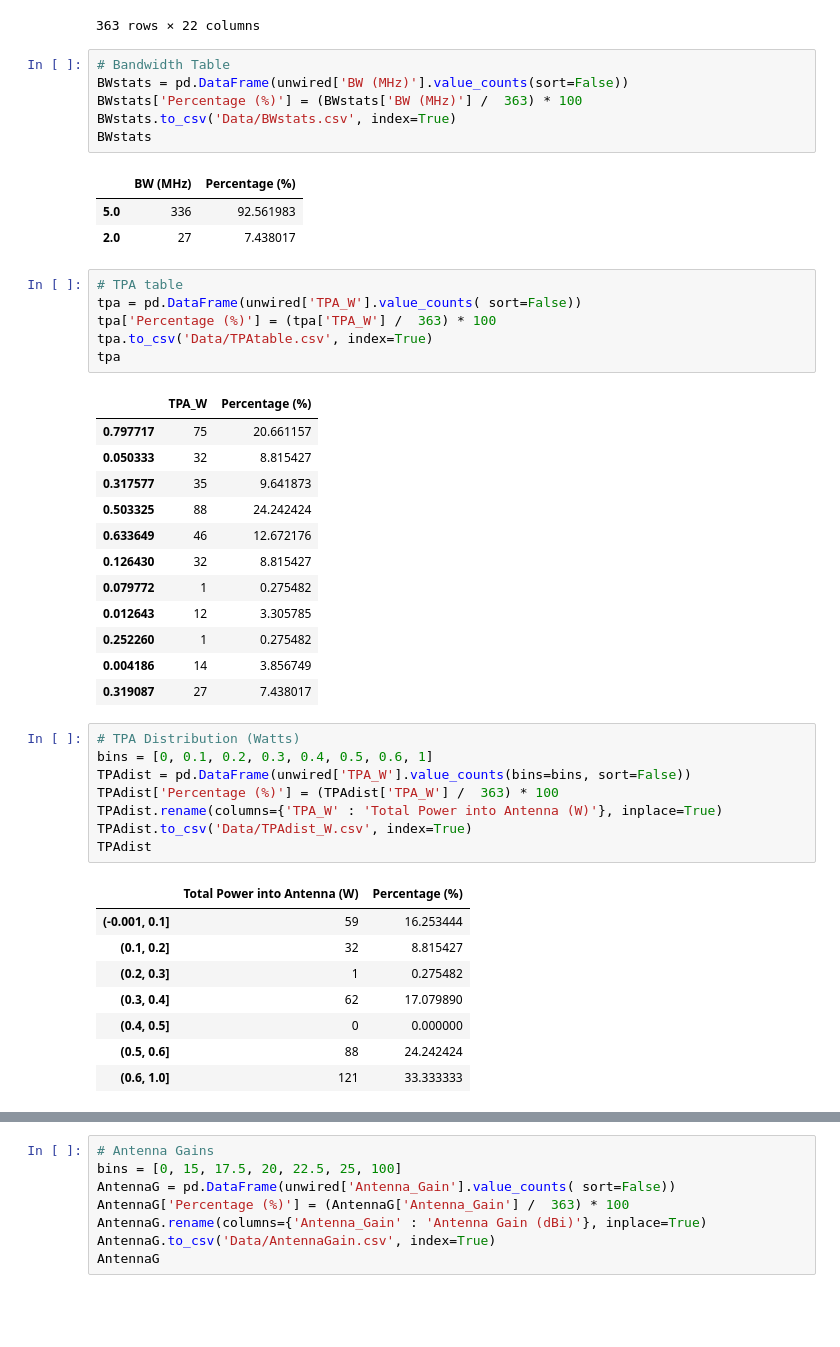
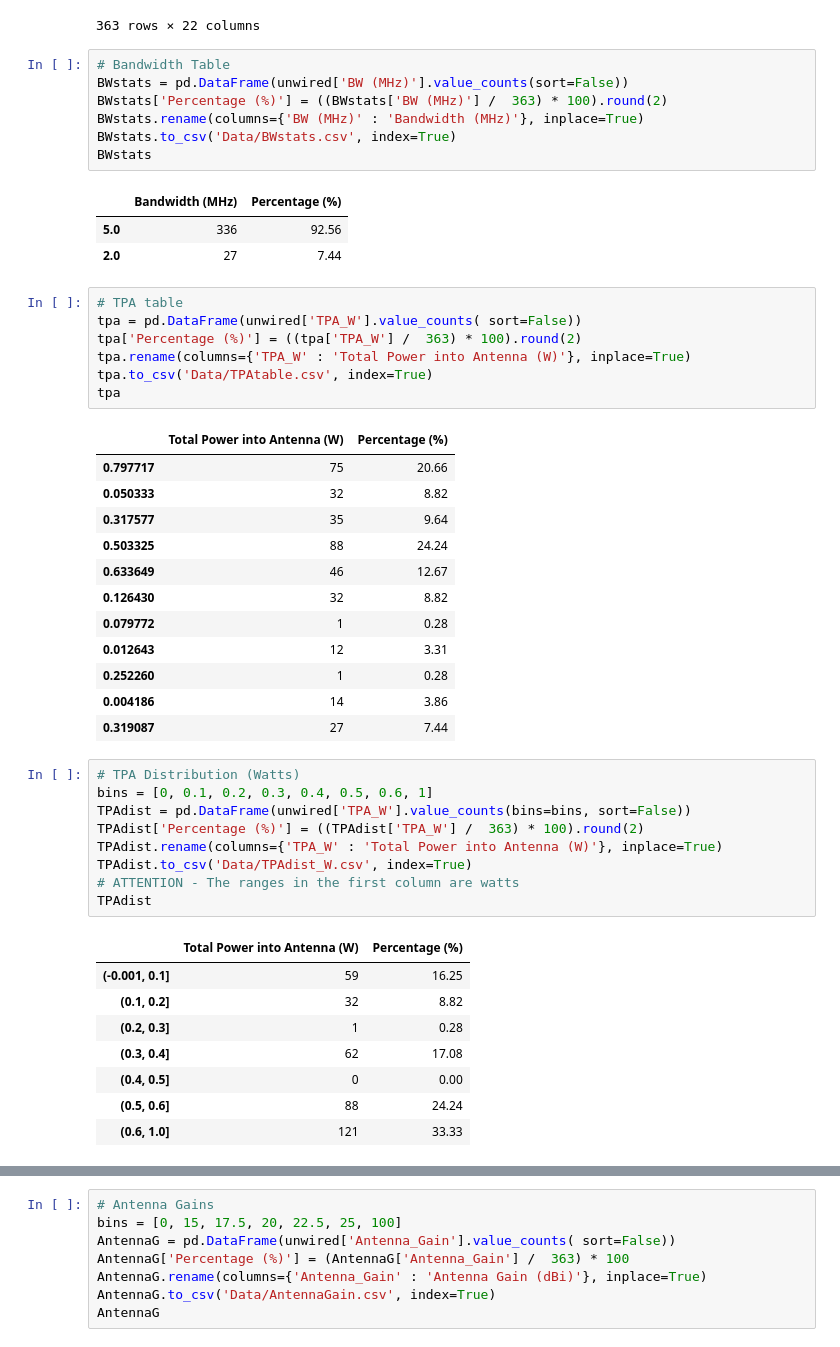
Before and after one commit to navnith-reddy/RAdata, a Jupyter notebook: UnwiredDataProcessing.ipynb, the cells around one changed output, grey strips where cells are left out. Saved outputs shown, nothing was run; the diff lists cells and outputs as text; blank space fills up the shorter version.

Commit message:
Updated rounding to 2 decimals; unwired

```diff
--- a/UnwiredDataProcessing.ipynb
+++ b/UnwiredDataProcessing.ipynb
@@ -102,49 +102,52 @@ unwired
 # %%
 # Bandwidth Table
 BWstats = pd.DataFrame(unwired['BW (MHz)'].value_counts(sort=False))
-BWstats['Percentage (%)'] = (BWstats['BW (MHz)'] /  363) * 100
+BWstats['Percentage (%)'] = ((BWstats['BW (MHz)'] /  363) * 100).round(2)
+BWstats.rename(columns={'BW (MHz)' : 'Bandwidth (MHz)'}, inplace=True)
 BWstats.to_csv('Data/BWstats.csv', index=True)
 BWstats
 # %% [output]
-|  | BW (MHz) | Percentage (%) |
-| 5.0 | 336 | 92.561983 |
-| 2.0 | 27 | 7.438017 |
+|  | Bandwidth (MHz) | Percentage (%) |
+| 5.0 | 336 | 92.56 |
+| 2.0 | 27 | 7.44 |
 # %%
 # TPA table
 tpa = pd.DataFrame(unwired['TPA_W'].value_counts( sort=False))
-tpa['Percentage (%)'] = (tpa['TPA_W'] /  363) * 100
+tpa['Percentage (%)'] = ((tpa['TPA_W'] /  363) * 100).round(2)
+tpa.rename(columns={'TPA_W' : 'Total Power into Antenna (W)'}, inplace=True)
 tpa.to_csv('Data/TPAtable.csv', index=True)
 tpa
 # %% [output]
-|  | TPA_W | Percentage (%) |
-| 0.797717 | 75 | 20.661157 |
-| 0.050333 | 32 | 8.815427 |
-| 0.317577 | 35 | 9.641873 |
-| 0.503325 | 88 | 24.242424 |
-| 0.633649 | 46 | 12.672176 |
-| 0.126430 | 32 | 8.815427 |
-| 0.079772 | 1 | 0.275482 |
-| 0.012643 | 12 | 3.305785 |
-| 0.252260 | 1 | 0.275482 |
-| 0.004186 | 14 | 3.856749 |
-| 0.319087 | 27 | 7.438017 |
+|  | Total Power into Antenna (W) | Percentage (%) |
+| 0.797717 | 75 | 20.66 |
+| 0.050333 | 32 | 8.82 |
+| 0.317577 | 35 | 9.64 |
+| 0.503325 | 88 | 24.24 |
+| 0.633649 | 46 | 12.67 |
+| 0.126430 | 32 | 8.82 |
+| 0.079772 | 1 | 0.28 |
+| 0.012643 | 12 | 3.31 |
+| 0.252260 | 1 | 0.28 |
+| 0.004186 | 14 | 3.86 |
+| 0.319087 | 27 | 7.44 |
 # %%
 # TPA Distribution (Watts)
 bins = [0, 0.1, 0.2, 0.3, 0.4, 0.5, 0.6, 1]
 TPAdist = pd.DataFrame(unwired['TPA_W'].value_counts(bins=bins, sort=False))
-TPAdist['Percentage (%)'] = (TPAdist['TPA_W'] /  363) * 100
+TPAdist['Percentage (%)'] = ((TPAdist['TPA_W'] /  363) * 100).round(2)
 TPAdist.rename(columns={'TPA_W' : 'Total Power into Antenna (W)'}, inplace=True)
 TPAdist.to_csv('Data/TPAdist_W.csv', index=True)
+# ATTENTION - The ranges in the first column are watts
 TPAdist
 # %% [output]
 |  | Total Power into Antenna (W) | Percentage (%) |
-| (-0.001, 0.1] | 59 | 16.253444 |
-| (0.1, 0.2] | 32 | 8.815427 |
-| (0.2, 0.3] | 1 | 0.275482 |
-| (0.3, 0.4] | 62 | 17.079890 |
-| (0.4, 0.5] | 0 | 0.000000 |
-| (0.5, 0.6] | 88 | 24.242424 |
-| (0.6, 1.0] | 121 | 33.333333 |
+| (-0.001, 0.1] | 59 | 16.25 |
+| (0.1, 0.2] | 32 | 8.82 |
+| (0.2, 0.3] | 1 | 0.28 |
+| (0.3, 0.4] | 62 | 17.08 |
+| (0.4, 0.5] | 0 | 0.00 |
+| (0.5, 0.6] | 88 | 24.24 |
+| (0.6, 1.0] | 121 | 33.33 |
 # %%
 # TPA Distribution (dBm/MHz)
 bins = [-1,0, 5, 10, 15, 20, 25]
```
Also changed, not shown: parts of 4 cells of this notebook, 8 other files.
